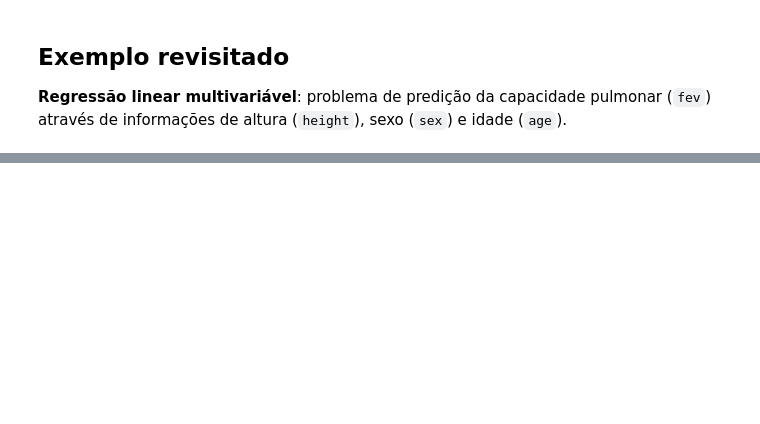
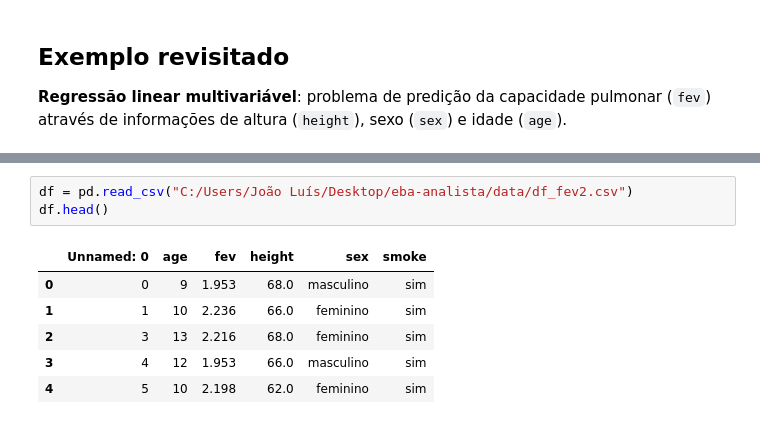
Before and after one commit to joaolpt/eba-analista, a Jupyter notebook: python/aulas_python_II/funcções.ipynb, the cells around one changed output, grey strips where cells are left out. Saved outputs shown, nothing was run; the diff lists cells and outputs as text; blank space fills up the shorter version.

```diff
--- a/python/aulas_python_II/funcções.ipynb
+++ b/python/aulas_python_II/funcções.ipynb
@@ -194,0 +322,10 @@ Exemplo: considere que você tem um dataframe como o apresentado abaixo, como ca
+# %%
+df = pd.read_csv("C:/Users/João Luís/Desktop/eba-analista/data/df_fev2.csv")
+df.head()
+# %% [output]
+|  | Unnamed: 0 | age | fev | height | sex | smoke |
+| 0 | 0 | 9 | 1.953 | 68.0 | masculino | sim |
+| 1 | 1 | 10 | 2.236 | 66.0 | feminino | sim |
+| 2 | 3 | 13 | 2.216 | 68.0 | feminino | sim |
+| 3 | 4 | 12 | 1.953 | 66.0 | masculino | sim |
+| 4 | 5 | 10 | 2.198 | 62.0 | feminino | sim |
```
Also changed, not shown: parts of 21 cells of this notebook, 1 other file.
